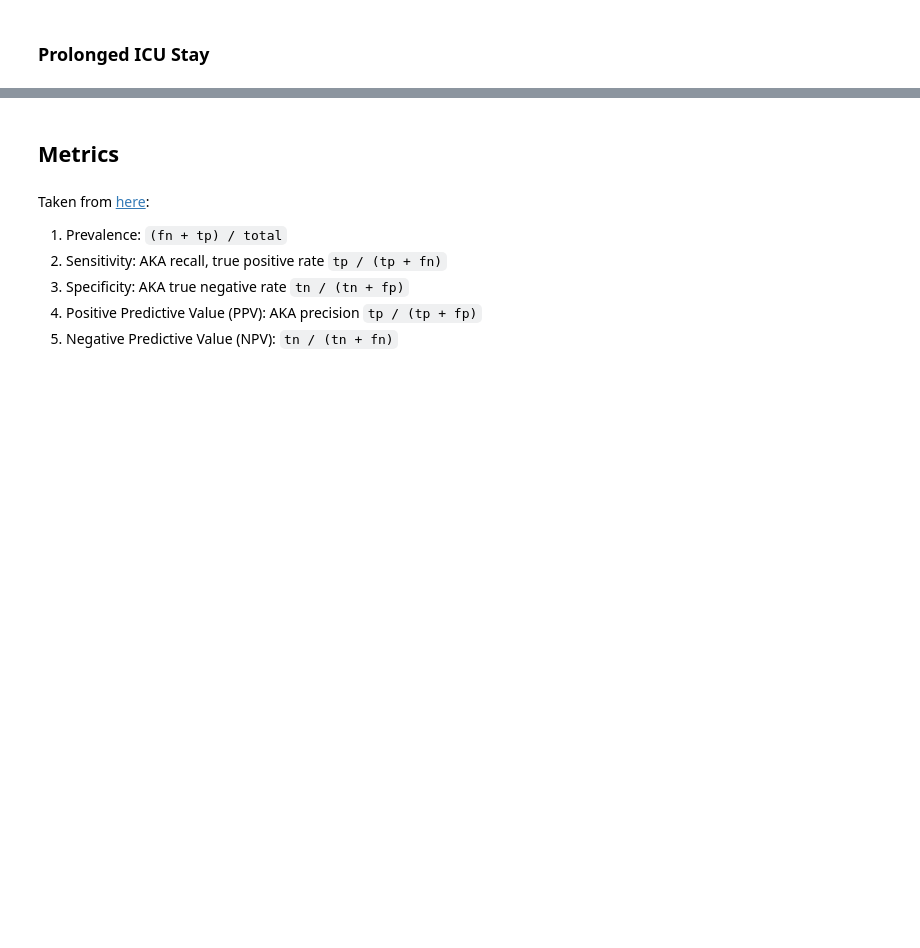
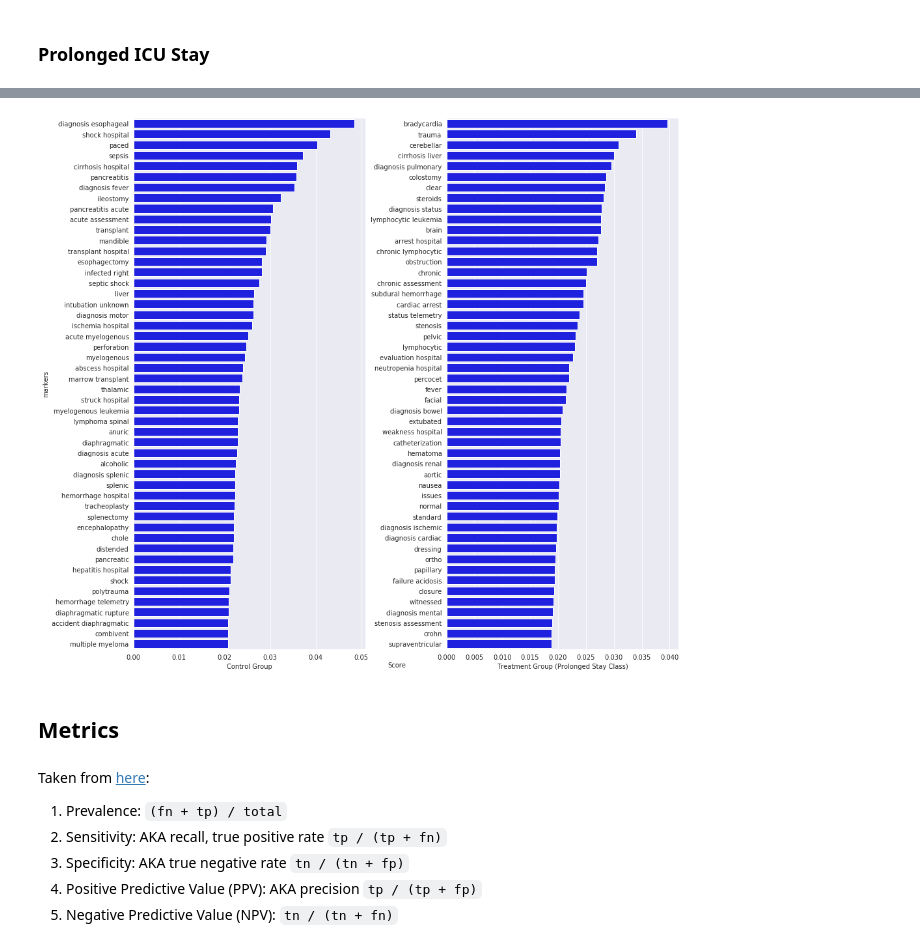
Before and after one commit to sudarshan85/imminent-adm-mimic, a Jupyter notebook: lr/lr_classifier.ipynb, the cells around one changed output, grey strips where cells are left out. Saved outputs shown, nothing was run; the diff lists cells and outputs as text; code cells hidden in the pictures; blank space fills up the shorter version.

```diff
--- a/lr/lr_classifier.ipynb
+++ b/lr/lr_classifier.ipynb
@@ -223,13 +282,17 @@ pos_df, neg_df = get_top_markers(vectorizer.get_feature_names(), clf.coef_[0])
 # %%
 fig, ax = plt.subplots(1, 2, figsize=(15, 15))
-sns.barplot(x='score', y='markers', data=pos_df, color='b', ax=ax[0])
-sns.barplot(x='score', y='markers', data=neg_df, color='b', ax=ax[1])
-ax[0].set_xlabel('')
-ax[1].set_xlabel('')
+pos_df, neg_df = get_top_markers(vectorizer.get_feature_names(), clf.coef_[0], n_markers=50)
+sns.barplot(x='score', y='markers', data=neg_df, color='b', ax=ax[0])
+sns.barplot(x='score', y='markers', data=pos_df, color='b', ax=ax[1])
+ax[0].set_xlabel('Control Group')
+ax[1].set_xlabel('Treatment Group (Prolonged Stay Class)')
 ax[1].set_ylabel('')
 
-plt.subplots_adjust(wspace = 0.3)
+plt.subplots_adjust(wspace = 0.35)
 fig.text(0.5, 0.1, 'Score', ha='center')
+fig.savefig(args.figdir/'ps_markers.tif', dpi=300)
+# %% [output]
+[figure, added]
 # %% [markdown]
 ## Metrics
 # %% [markdown]
```
Also changed, not shown: parts of 18 cells of this notebook.
